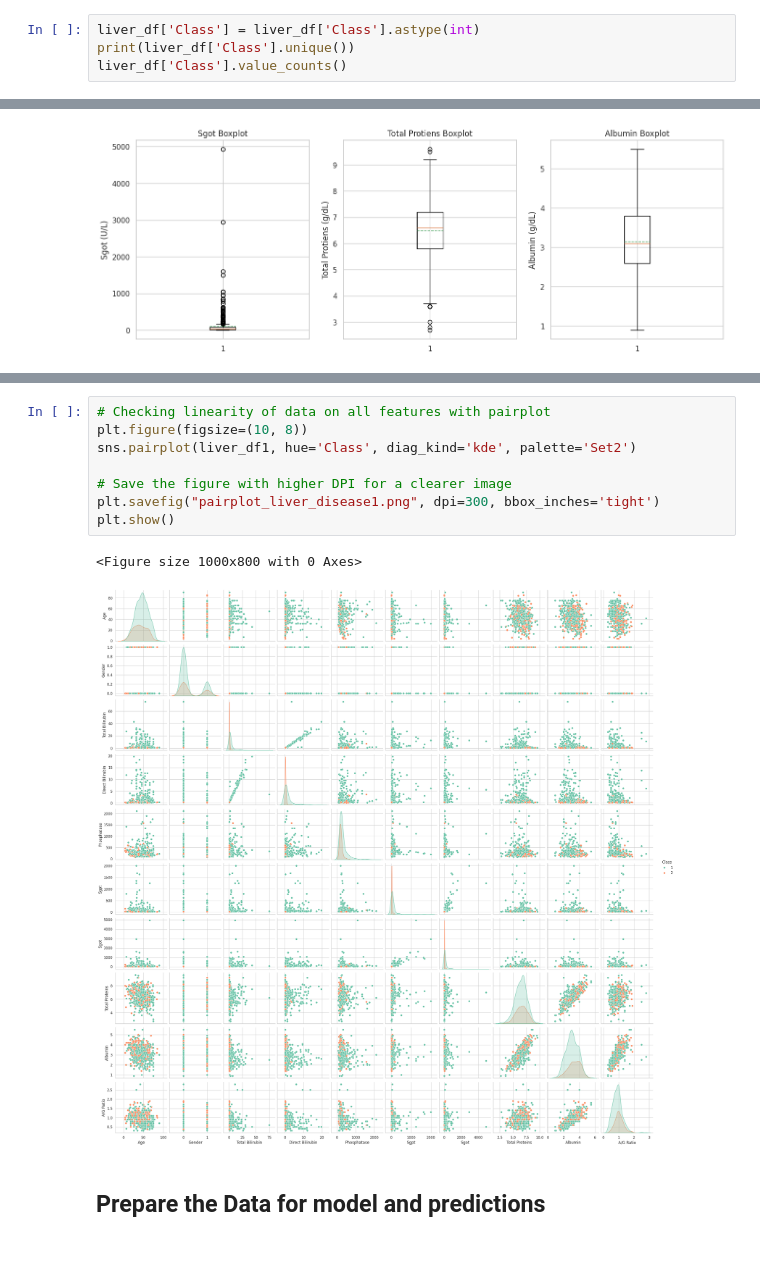
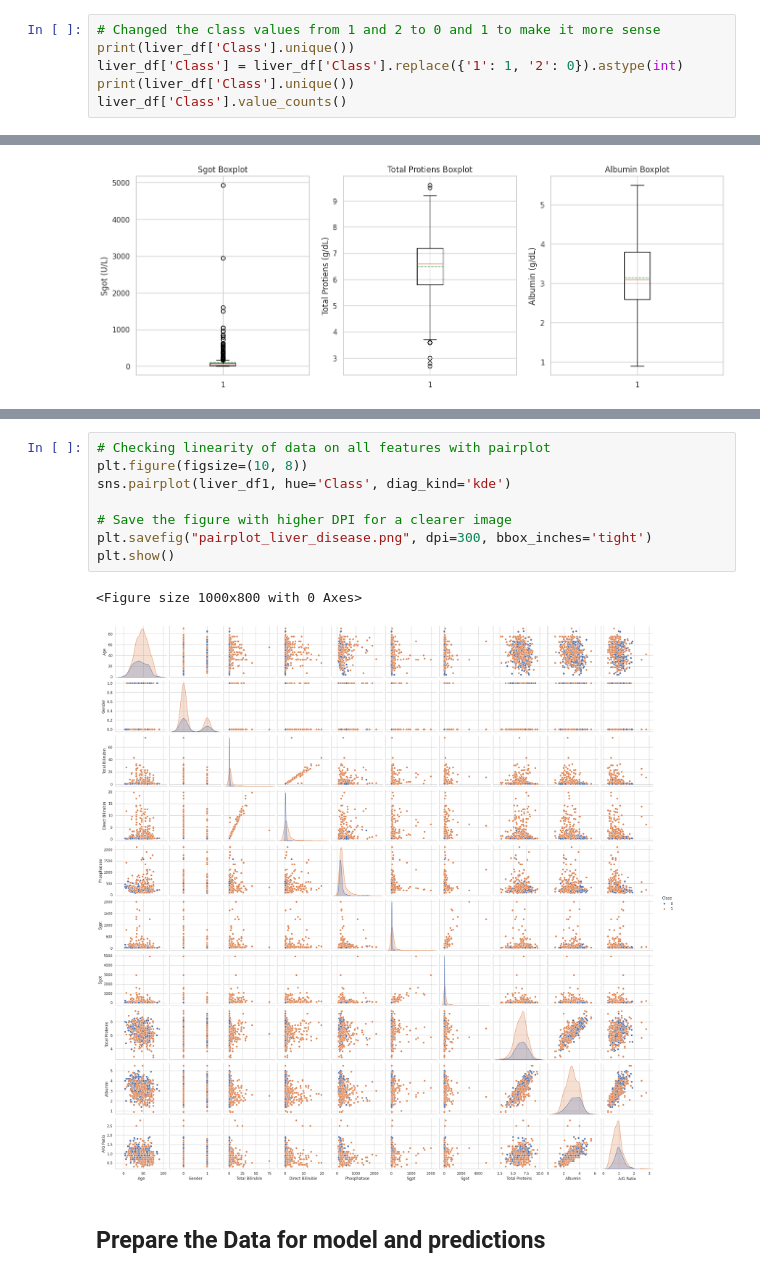
Before and after one commit to Evans2424/IACEC_Project_Model_Performance_Analysis, a Jupyter notebook: IACEC_MLProject.ipynb, the cells around one changed output, grey strips where cells are left out. Cells and saved outputs as stored; diff of their text form.

```diff
--- a/IACEC_MLProject.ipynb
+++ b/IACEC_MLProject.ipynb
@@ -92,7 +92,9 @@ liver_df.head()
 | 3 | 58 | Male | 1.0 | 0.4 | 182.0 | 14.0 | 20.0 | 6.8 | ... |
 | 4 | 72 | Male | 3.9 | 2.0 | 195.0 | 27.0 | 59.0 | 7.3 | ... |
 # %%
-liver_df['Class'] = liver_df['Class'].astype(int)
+# Changed the class values from 1 and 2 to 0 and 1 to make it more sense
+print(liver_df['Class'].unique())
+liver_df['Class'] = liver_df['Class'].replace({'1': 1, '2': 0}).astype(int)
 print(liver_df['Class'].unique())
 liver_df['Class'].value_counts()
 # %% [output]
@@ -399,14 +408,14 @@ Not_Liver_disease_df.plot(kind='scatter', x='A/G Ratio', y='Total Proteins', col
 # %%
 # Checking linearity of data on all features with pairplot
 plt.figure(figsize=(10, 8))
-sns.pairplot(liver_df1, hue='Class', diag_kind='kde', palette='Set2')
+sns.pairplot(liver_df1, hue='Class', diag_kind='kde')
 
 # Save the figure with higher DPI for a clearer image
-plt.savefig("pairplot_liver_disease1.png", dpi=300, bbox_inches='tight')
+plt.savefig("pairplot_liver_disease.png", dpi=300, bbox_inches='tight')
 plt.show()
 # %% [output]
 <Figure size 1000x800 with 0 Axes>
-[figure, old version]
+[figure, new version]
 # %% [markdown]
 ## Prepare the Data for model and predictions
 # %%
```
Also changed, not shown: parts of 10 cells of this notebook.
